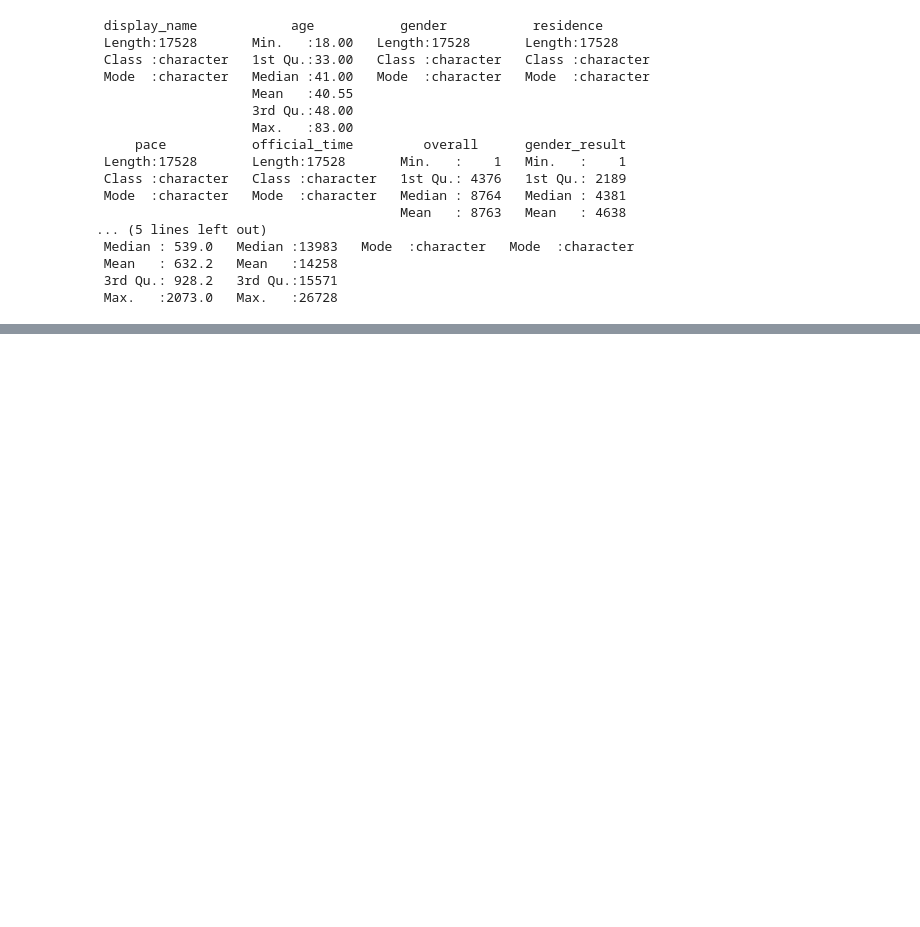
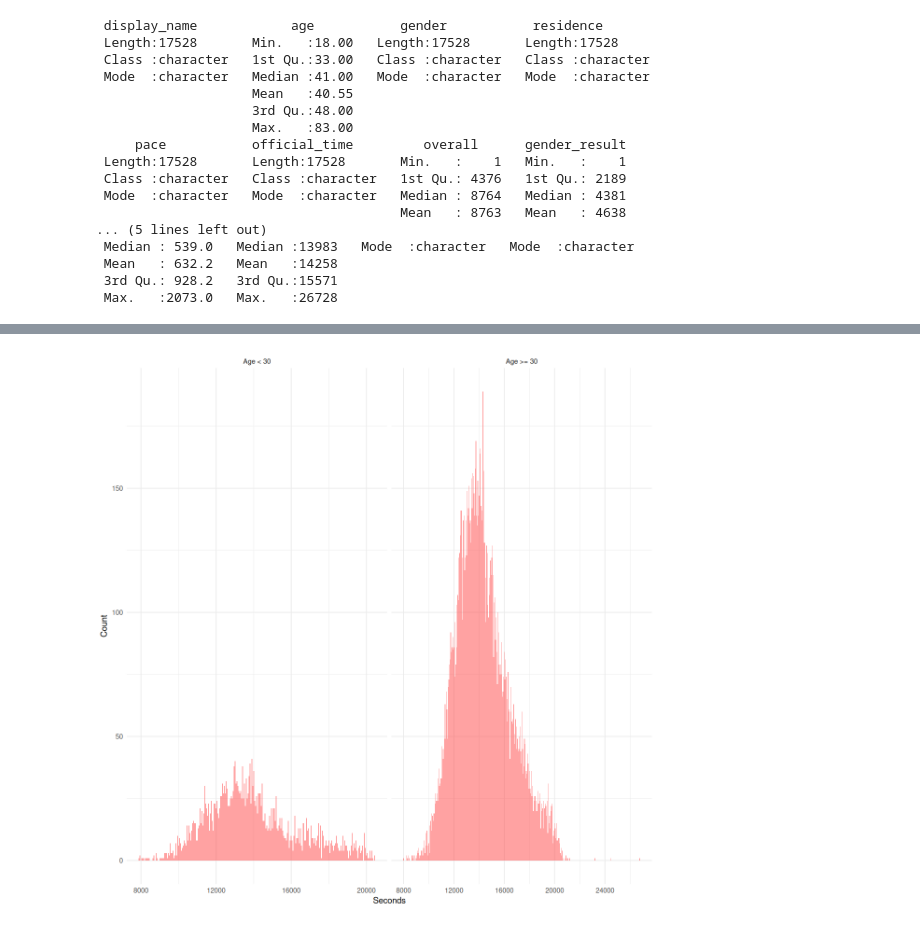
Before and after one commit to BritoAlv/MarathonStatistics, a Jupyter notebook: stats.ipynb, the cells around one changed output, grey strips where cells are left out. Cells and saved outputs as stored; diff of their text form; code cells hidden in the pictures; blank space fills up the shorter version.

```diff
--- a/stats.ipynb
+++ b/stats.ipynb
@@ -99,0 +130,14 @@ curve(dnorm(x, mean = mean(maraton_data$age), sd = sd(maraton_data$age)),
+# %%
+library(ggplot2)
+
+# Create a new column 'AgeGroup' based on the age condition
+maraton_data$AgeGroup <- ifelse(maraton_data$age < 30, "Age < 30", "Age >= 30")
+
+# Plot using ggplot2
+ggplot(maraton_data, aes(x = seconds)) +
+ geom_histogram(binwidth = 50, fill = "#ff4646", alpha = 0.5) +
+ facet_wrap(~ AgeGroup, scales = "free_x") +
+ labs(x = "Seconds", y = "Count", fill = "Age Group") +
+ theme_minimal()
+# %% [output]
+[figure, added]
```
Also changed, not shown: parts of 13 cells of this notebook.
